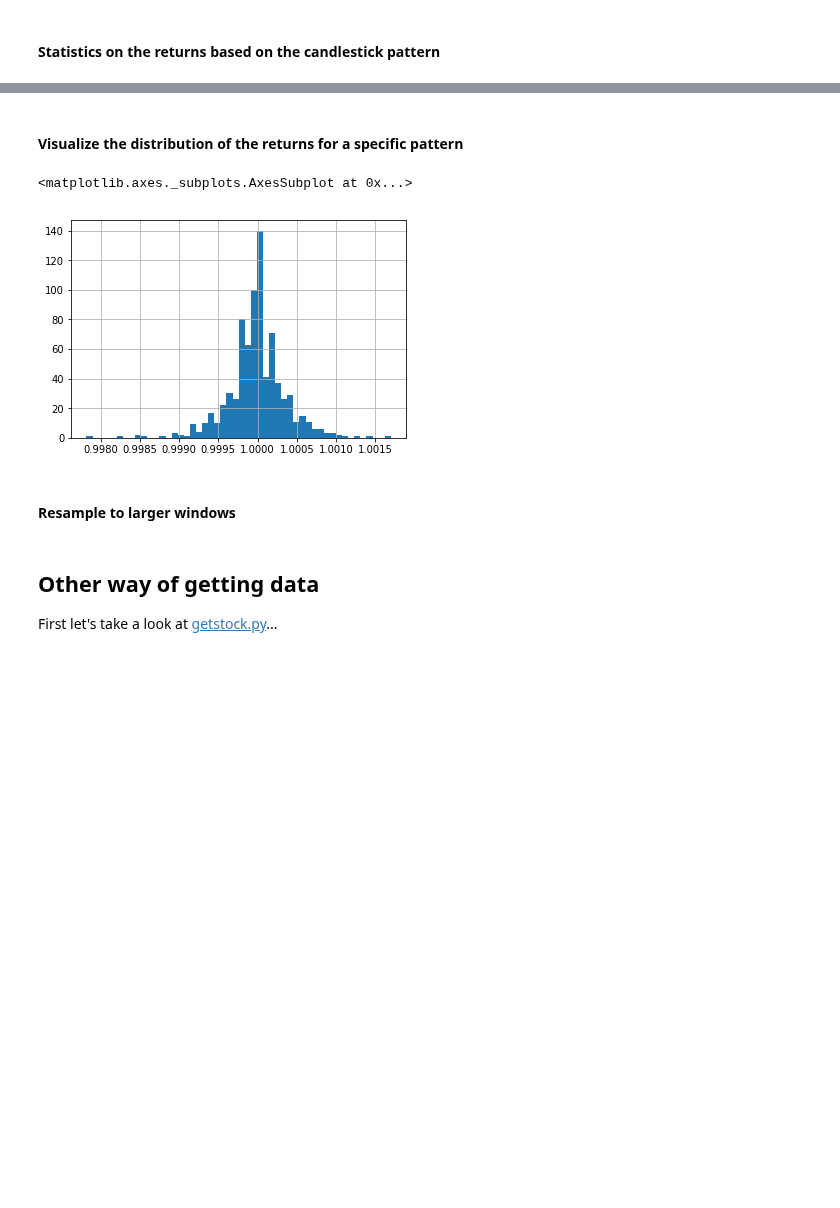
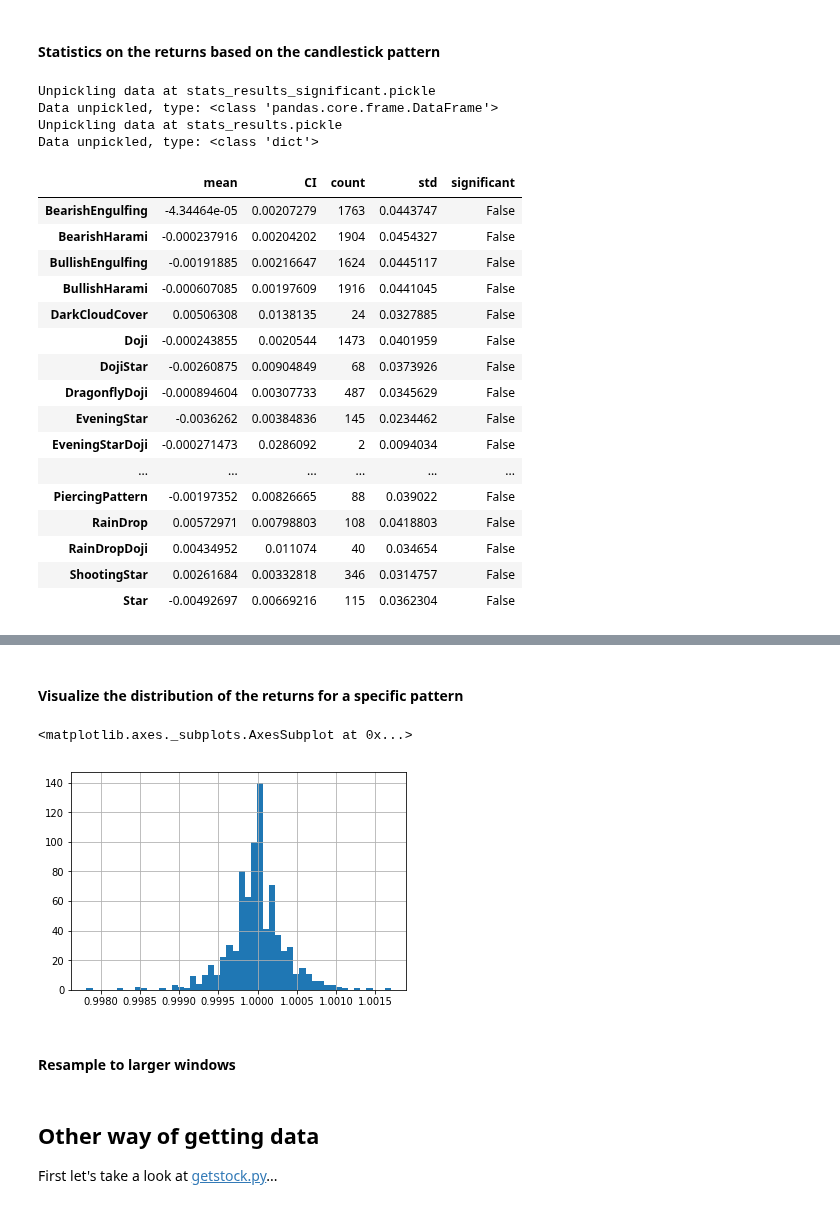
Before and after one commit to echo5india/algo_trading_project, a Jupyter notebook: candlestick pattern recognition .ipynb, the cells around one changed output, grey strips where cells are left out. Saved outputs shown, nothing was run; the diff lists cells and outputs as text; code cells hidden in the pictures; blank space fills up the shorter version.

```diff
--- a/candlestick pattern recognition .ipynb
+++ b/candlestick pattern recognition .ipynb
@@ -89,7 +89,15 @@ def make_stats(patterns_list,df_bars,returns_name,confidence=0.95,symbol=None):
         significant = (mean+CI)*(mean-CI)>0.
         df[p_modified] = [mean,CI,count,std,significant]
 
-    complete_results(symbol,int(returns_name[-1]),df.T)
+    n_shift = int(returns_name.split('returns')[-1])
+    df_stats =df.T.copy()
+    df_stats['n_shift'] = n_shift
+    df_stats['confidence'] = confidence
+    df_stats['symbol'] =symbol
+    df_significant = df_stats[df_stats.significant==True]
+    complete_results_significant(df_significant)
+
+    complete_results_all(symbol,n_shift,df_stats)
     return df
 
 def label_multi(n_shift_list,df_bars):
@@ -131,7 +139,7 @@ def load_pickle(path: str):
     print('Data unpickled, type: {}'.format(res.__class__))
     return res
 
-def complete_results(symbol,n_shift_returns,df_stats):
+def complete_results_all(symbol,n_shift_returns,df_stats):
     path = 'stats_results'
     try:
         dic = load_pickle(path)
@@ -142,6 +150,17 @@ def complete_results(symbol,n_shift_returns,df_stats):
     dic_symbol.update({n_shift_returns:df_stats})
     dic.update({symbol:dic_symbol})
     dump_pickle(dic,path)
+
+def complete_results_significant(df_stats):
+    path = 'stats_results_significant'
+    try:
+        df = load_pickle(path)
+    except:
+        df = pd.DataFrame()
+    df = pd.concat([df,df_stats])
+    df = df.drop_duplicates()
+
+    dump_pickle(df,path)
 # %% [markdown]
 ### Find the list of supported patterns
 # %%
@@ -188,5 +225,27 @@ df_bars.tail()
 # %% [markdown]
 #### Statistics on the returns based on the candlestick pattern
 # %%
-df = make_stats(patterns_list,df_bars,'returns2',confidence=0.95,symbol='USDTRY')
+df = make_stats(patterns_list,df_bars,'returns',confidence=0.95,symbol='USDTRY')
 df.T
+# %% [output]
+Unpickling data at stats_results_significant.pickle
+Data unpickled, type: <class 'pandas.core.frame.DataFrame'>
+Unpickling data at stats_results.pickle
+Data unpickled, type: <class 'dict'>
+|  | mean | CI | count | std | significant |
+| BearishEngulfing | -4.34464e-05 | 0.00207279 | 1763 | 0.0443747 | False |
+| BearishHarami | -0.000237916 | 0.00204202 | 1904 | 0.0454327 | False |
+| BullishEngulfing | -0.00191885 | 0.00216647 | 1624 | 0.0445117 | False |
+| BullishHarami | -0.000607085 | 0.00197609 | 1916 | 0.0441045 | False |
+| DarkCloudCover | 0.00506308 | 0.0138135 | 24 | 0.0327885 | False |
+| Doji | -0.000243855 | 0.0020544 | 1473 | 0.0401959 | False |
+| DojiStar | -0.00260875 | 0.00904849 | 68 | 0.0373926 | False |
+| DragonflyDoji | -0.000894604 | 0.00307733 | 487 | 0.0345629 | False |
+| EveningStar | -0.0036262 | 0.00384836 | 145 | 0.0234462 | False |
+| EveningStarDoji | -0.000271473 | 0.0286092 | 2 | 0.0094034 | False |
+| ... | ... | ... | ... | ... | ... |
+| PiercingPattern | -0.00197352 | 0.00826665 | 88 | 0.039022 | False |
+| RainDrop | 0.00572971 | 0.00798803 | 108 | 0.0418803 | False |
+| RainDropDoji | 0.00434952 | 0.011074 | 40 | 0.034654 | False |
+| ShootingStar | 0.00261684 | 0.00332818 | 346 | 0.0314757 | False |
+| Star | -0.00492697 | 0.00669216 | 115 | 0.0362304 | False |
```
Also changed, not shown: parts of 4 cells of this notebook, 1 other file.
